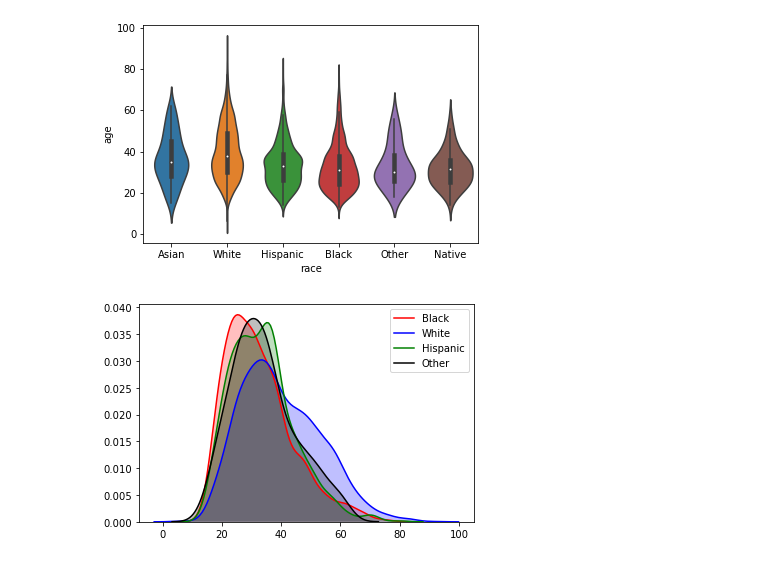
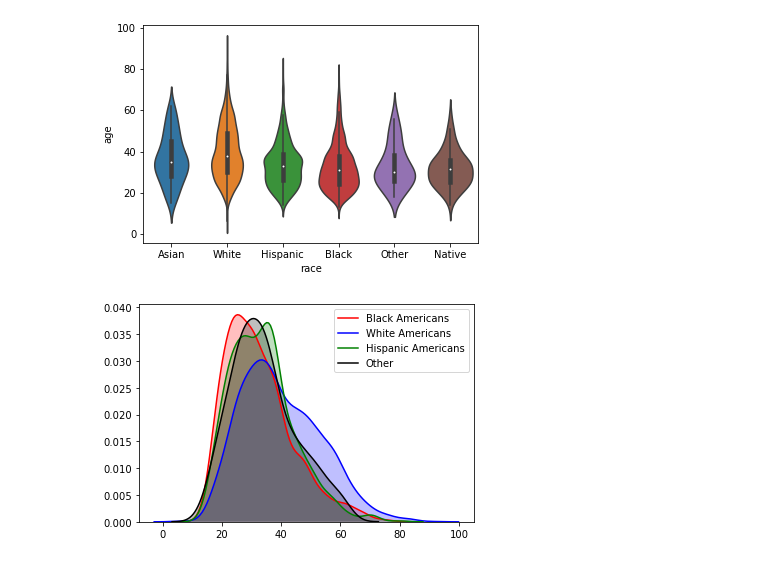
Before and after one commit to lthatch/Capstone1, a Jupyter notebook: us_police_shootings.ipynb, the cells around one changed output. Cells and saved outputs as stored; diff of their text form; code cells hidden in the pictures.

```diff
--- a/us_police_shootings.ipynb
+++ b/us_police_shootings.ipynb
@@ -527,9 +593,9 @@ Ttest_indResult(statistic=17.003944825434328, pvalue=1.5532242611583847e-62)
 <matplotlib.axes._subplots.AxesSubplot at 0x...>
 [figure]
 # %%
-p1=sns.kdeplot(blackdf['age'], shade=True, color="r", label='Black')
-p1=sns.kdeplot(whitedf['age'], shade=True, color="b", label='White')
-p1=sns.kdeplot(hispanicdf['age'], shade=True, color="g", label='Hispanic')
+p1=sns.kdeplot(blackdf['age'], shade=True, color="r", label='Black Americans')
+p1=sns.kdeplot(whitedf['age'], shade=True, color="b", label='White Americans')
+p1=sns.kdeplot(hispanicdf['age'], shade=True, color="g", label='Hispanic Americans')
 p1=sns.kdeplot(otherdf['age'], shade=True, color="k", label='Other')
 # %% [output]
-[figure, old version]
+[figure, new version]
```
Also changed, not shown: parts of 21 cells of this notebook, 13 other files.
